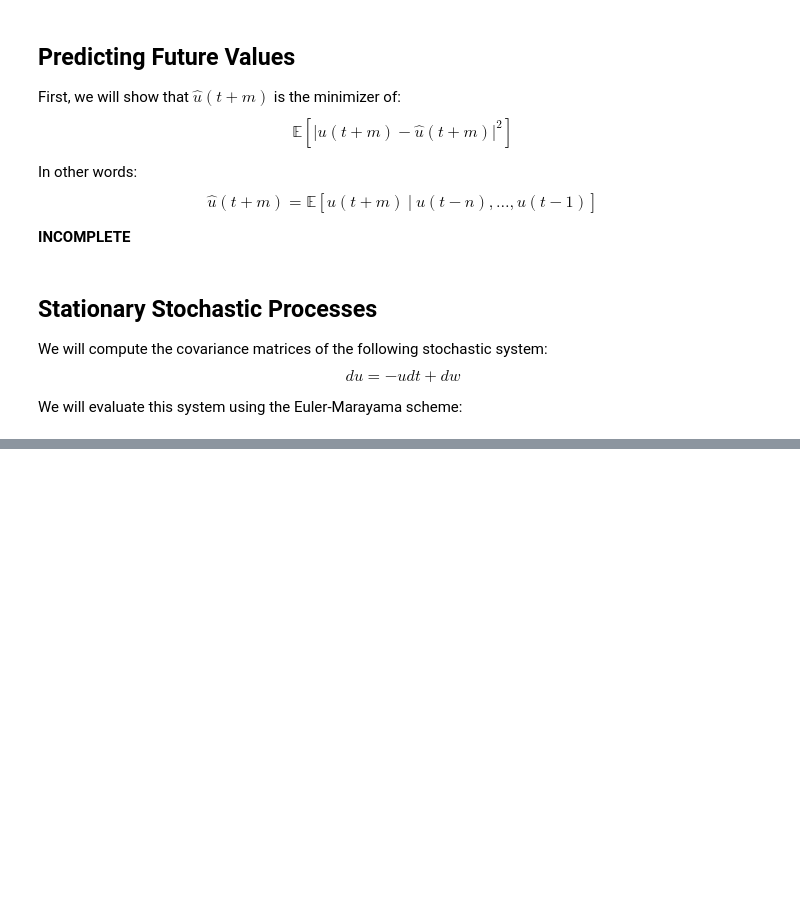
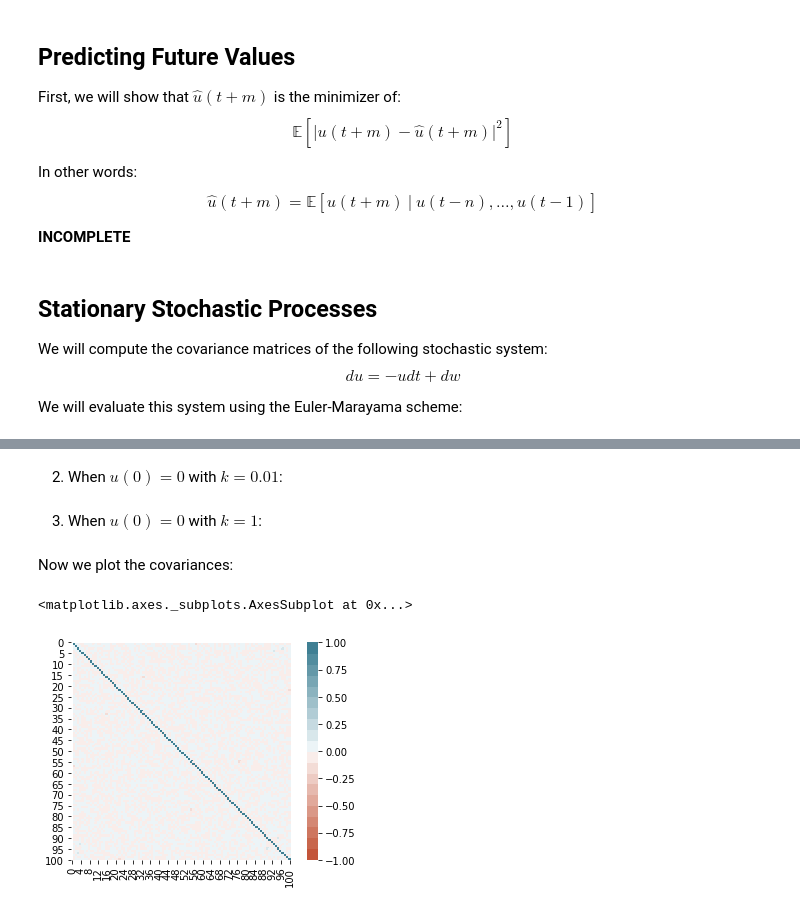
Before and after one commit to olokobayusuf/uncertainty-quant, a Jupyter notebook: time_series.ipynb, the cells around one changed output, grey strips where cells are left out. Saved outputs shown, nothing was run; the diff lists cells and outputs as text; code cells hidden in the pictures; blank space fills up the shorter version.

```diff
--- a/time_series.ipynb
+++ b/time_series.ipynb
@@ -30,0 +54,7 @@ def euler_murayama_update (
+# %%
+from numpy.random import seed
+
+# Use fixed random seed
+seed(1)
+# And simulate fixed number of paths
+NUM_PATHS = 1000
@@ -30,0 +65,35 @@ def euler_murayama_update (
+# %%
+from numpy import zeros
+
+initials_a = zeros(NUM_PATHS) + 10.
+states_a = simulate_paths(initials_a, timescale=1e-2)
+# %% [markdown]
+2. When $u(0) = 0$ with $k = 0.01$:
+# %%
+initials_b = zeros(NUM_PATHS)
+states_b = simulate_paths(initials_b, timescale=1e-2)
+# %% [markdown]
+3. When $u(0) = 0$ with $k=1$:
+# %%
+initials_c = zeros(NUM_PATHS)
+states_c = simulate_paths(initials_c, timescale=1.)
+# %% [markdown]
+Now we plot the covariances:
+# %%
+from numpy import corrcoef
+from seaborn import diverging_palette, heatmap
+
+# Compute covariances
+cov_a = corrcoef(states_a)
+cov_b = corrcoef(states_b)
+cov_c = corrcoef(states_c)
+
+# Display
+#cmap = diverging_palette(220, 10, as_cmap=True)
+
+#print(cov_a.shape, cov_b.shape, cov_c.shape)
+
+heatmap(cov_c, vmin=-1, vmax=1, center=0, cmap=diverging_palette(20, 220, n=20), square=True)
+# %% [output]
+<matplotlib.axes._subplots.AxesSubplot at 0x...>
+[figure, added]
```
Also changed, not shown: parts of 15 cells of this notebook, 1 other file.
